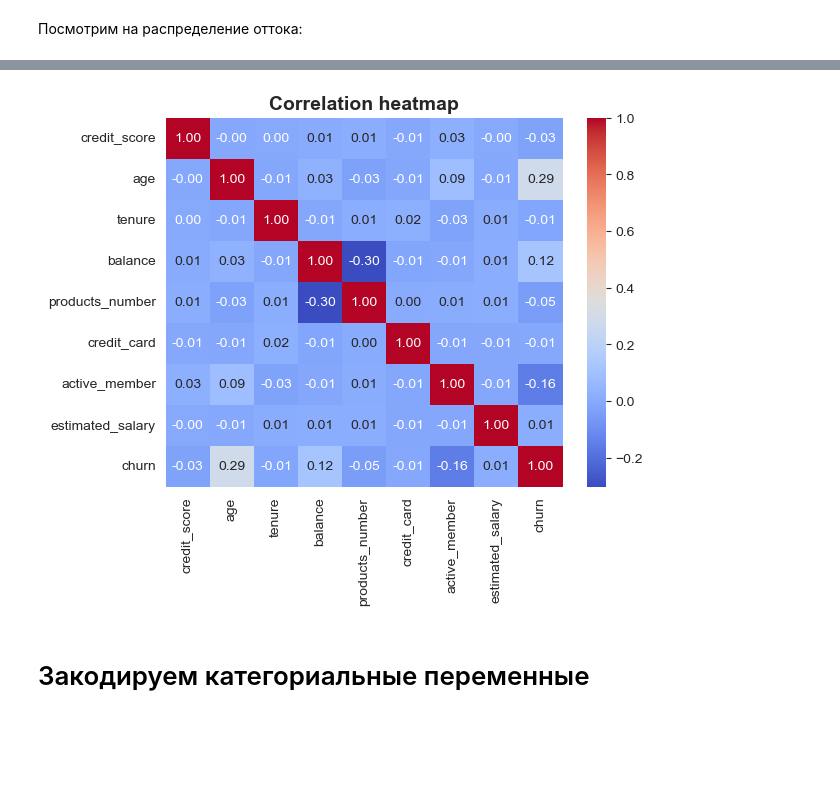
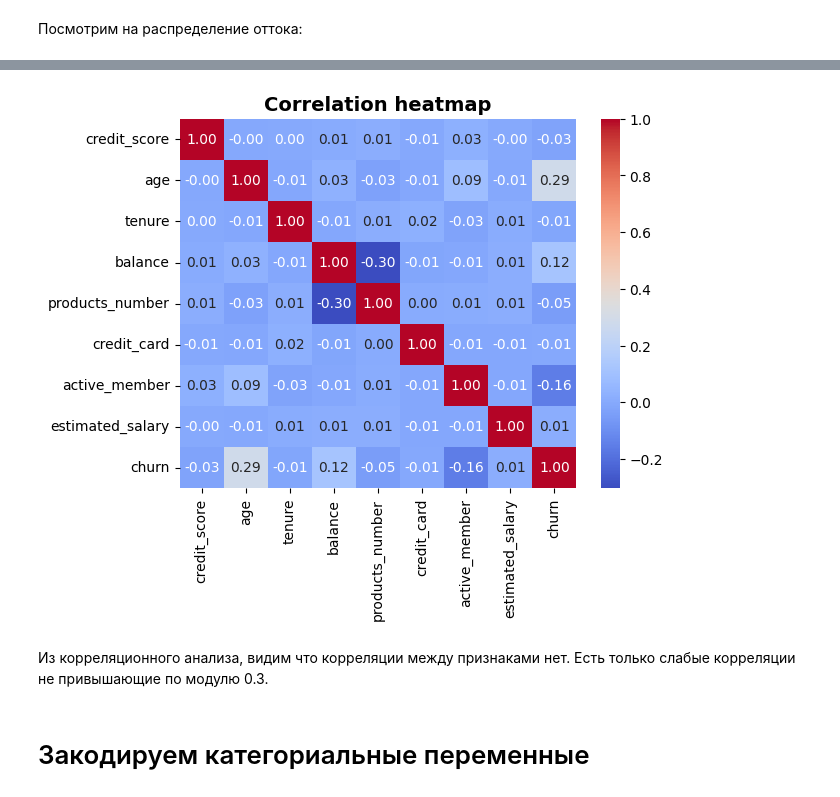
Before and after one commit to Mattheos1/andan_project, a Jupyter notebook: sample.ipynb, the cells around one changed output, grey strips where cells are left out. Saved outputs shown, nothing was run; the diff lists cells and outputs as text; code cells hidden in the pictures; blank space fills up the shorter version.

```diff
--- a/sample.ipynb
+++ b/sample.ipynb
@@ -207,6 +214,6 @@ plt.title("Churn Count by Country");
 # %%
-ax = sns.heatmap(df.corr(), cmap='coolwarm', annot=True, fmt="0.2f")
+ax = sns.heatmap(df.corr(numeric_only=True), cmap='coolwarm', annot=True, fmt="0.2f")
 ax.set_title("Correlation heatmap", fontsize=14, weight='bold')
 plt.show()
 # %% [output]
-[figure, old version]
+[figure, new version]
@@ -215,3 +220,5 @@ plt.show()
+# %% [markdown]
+Из корреляционного анализа, видим что корреляции между признаками нет. Есть только слабые корреляции не привышающие по модулю 0.3.
 # %% [markdown]
 # Закодируем категориальные переменные
 # %%
```
Also changed, not shown: parts of 14 cells of this notebook.
